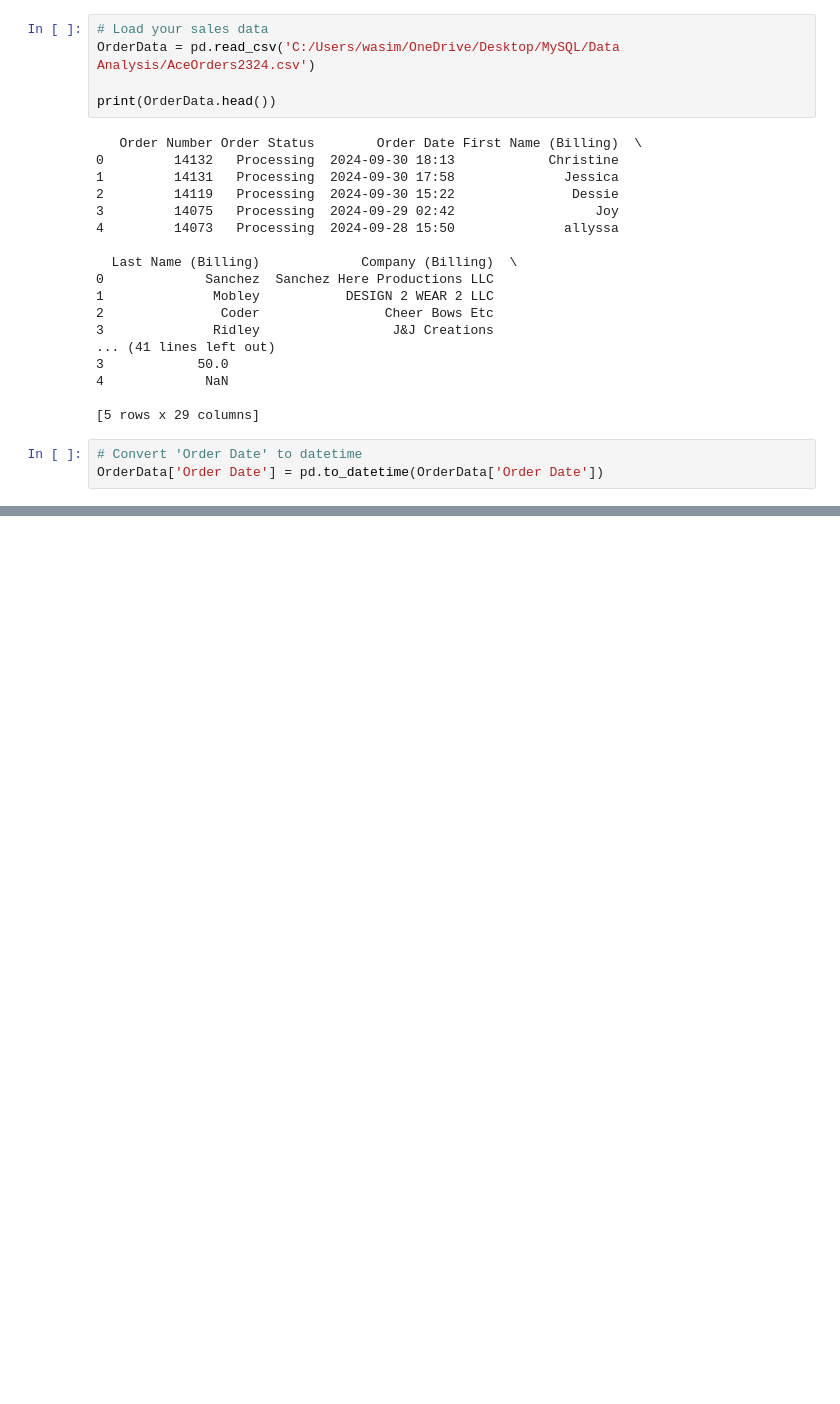
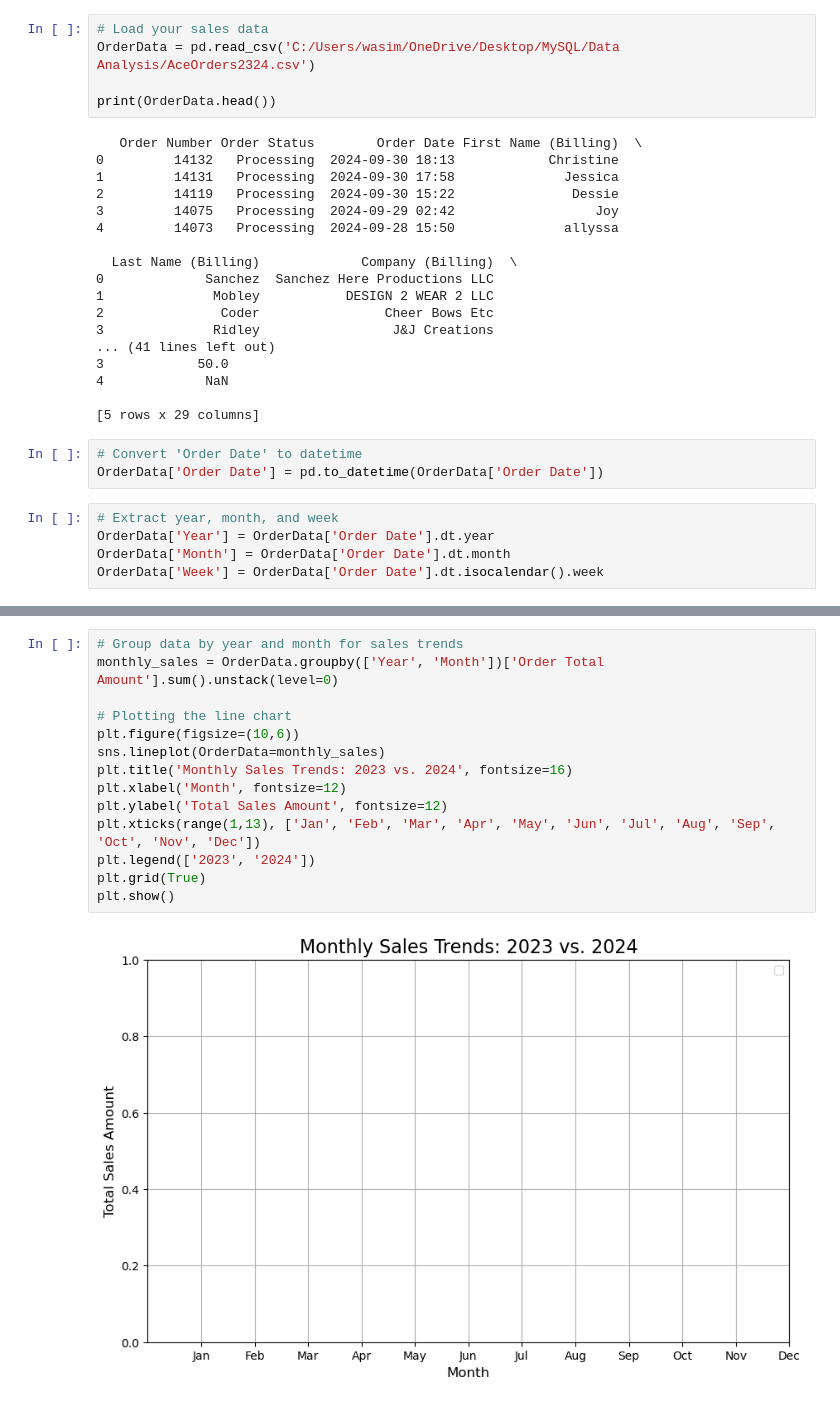
Before and after one commit to wasimranacse/Data-Analysis-1, a Jupyter notebook: AceOrderAnalysis.ipynb, the cells around one changed output, grey strips where cells are left out. Saved outputs shown, nothing was run; the diff lists cells and outputs as text; blank space fills up the shorter version.

```diff
--- a/AceOrderAnalysis.ipynb
+++ b/AceOrderAnalysis.ipynb
@@ -26,3 +29,8 @@ print(OrderData.head())
 # %%
 # Convert 'Order Date' to datetime
 OrderData['Order Date'] = pd.to_datetime(OrderData['Order Date'])
+# %%
+# Extract year, month, and week
+OrderData['Year'] = OrderData['Order Date'].dt.year
+OrderData['Month'] = OrderData['Order Date'].dt.month
+OrderData['Week'] = OrderData['Order Date'].dt.isocalendar().week
@@ -28,0 +75,16 @@ OrderData['Order Date'] = pd.to_datetime(OrderData['Order Date'])
+# %%
+# Group data by year and month for sales trends
+monthly_sales = OrderData.groupby(['Year', 'Month'])['Order Total Amount'].sum().unstack(level=0)
+
+# Plotting the line chart
+plt.figure(figsize=(10,6))
+sns.lineplot(OrderData=monthly_sales)
+plt.title('Monthly Sales Trends: 2023 vs. 2024', fontsize=16)
+plt.xlabel('Month', fontsize=12)
+plt.ylabel('Total Sales Amount', fontsize=12)
+plt.xticks(range(1,13), ['Jan', 'Feb', 'Mar', 'Apr', 'May', 'Jun', 'Jul', 'Aug', 'Sep', 'Oct', 'Nov', 'Dec'])
+plt.legend(['2023', '2024'])
+plt.grid(True)
+plt.show()
+# %% [output]
+[figure, added]
```
Also changed, not shown: parts of 7 cells of this notebook.
